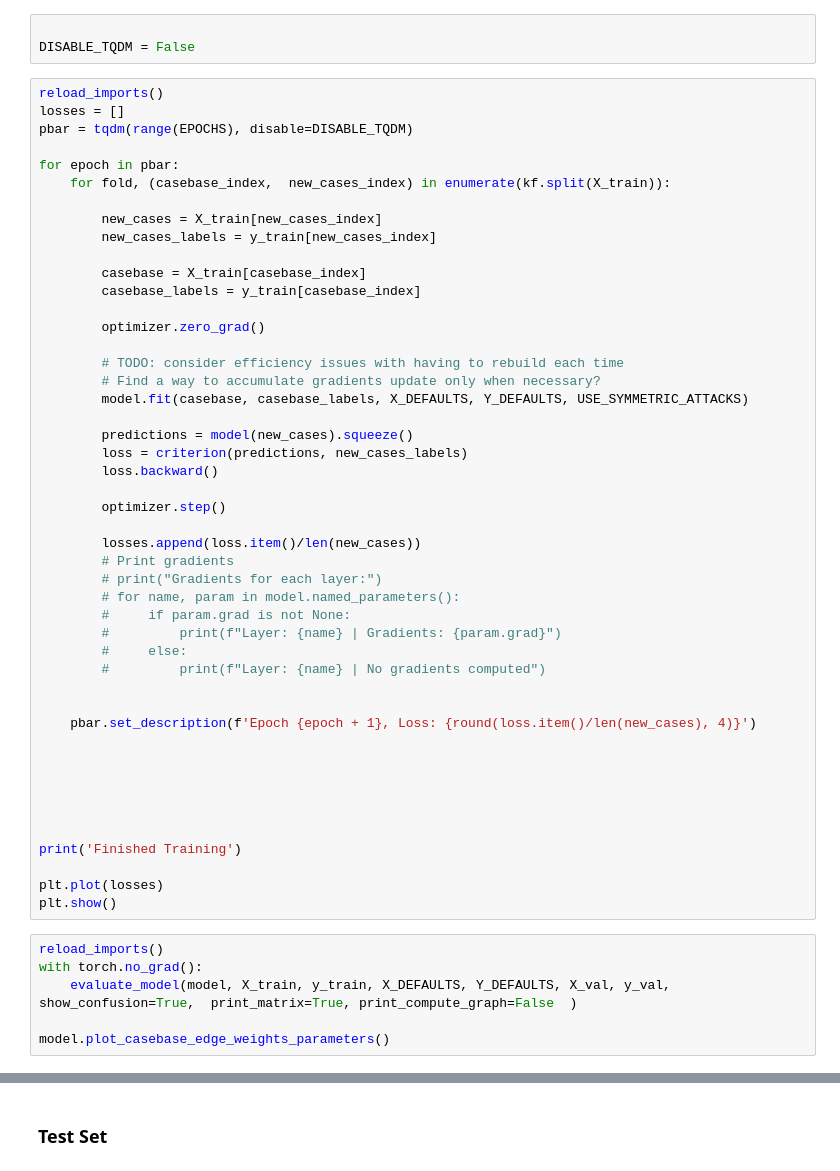
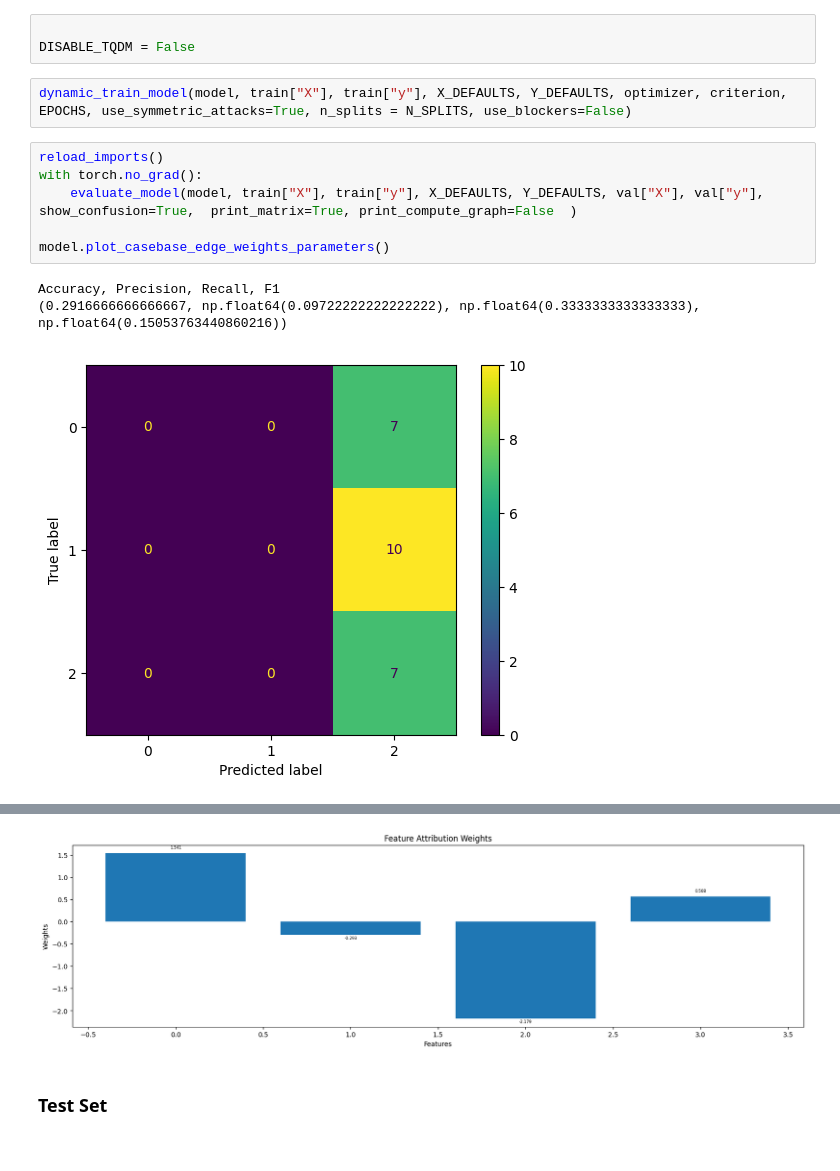
Before and after one commit to gretareitenbach/Deep-Arguing, a Jupyter notebook: examples/gradual-aacbr-test.ipynb, the cells around one changed output, grey strips where cells are left out. Drawn from its saved outputs; the diff is of its cells as text.

```diff
--- a/examples/gradual-aacbr-test.ipynb
+++ b/examples/gradual-aacbr-test.ipynb
@@ -178,56 +101,15 @@ model.plot_casebase_edge_weights_parameters()
 # %%
 
 DISABLE_TQDM = False
-# %%
-reload_imports()
-losses = []
-pbar = tqdm(range(EPOCHS), disable=DISABLE_TQDM)
-
-for epoch in pbar:
-    for fold, (casebase_index,  new_cases_index) in enumerate(kf.split(X_train)):
-
-        new_cases = X_train[new_cases_index]
-        new_cases_labels = y_train[new_cases_index]
-
-        casebase = X_train[casebase_index]
-        casebase_labels = y_train[casebase_index]
-
-        optimizer.zero_grad()
-
-        # TODO: consider efficiency issues with having to rebuild each time
-        # Find a way to accumulate gradients update only when necessary?
-        model.fit(casebase, casebase_labels, X_DEFAULTS, Y_DEFAULTS, USE_SYMMETRIC_ATTACKS)
-
-        predictions = model(new_cases).squeeze()
-        loss = criterion(predictions, new_cases_labels)
-        loss.backward()
-
-        optimizer.step()
-
-        losses.append(loss.item()/len(new_cases))
-        # Print gradients
-        # print("Gradients for each layer:")
-        # for name, param in model.named_parameters():
-        #     if param.grad is not None:
-        #         print(f"Layer: {name} | Gradients: {param.grad}")
-        #     else:
-        #         print(f"Layer: {name} | No gradients computed")
-
-
-    pbar.set_description(f'Epoch {epoch + 1}, Loss: {round(loss.item()/len(new_cases), 4)}')
-
-
-
-
-
-
-print('Finished Training')
-
-plt.plot(losses)
-plt.show()
+# %%
+dynamic_train_model(model, train["X"], train["y"], X_DEFAULTS, Y_DEFAULTS, optimizer, criterion, EPOCHS, use_symmetric_attacks=True, n_splits = N_SPLITS, use_blockers=False)
 # %%
 reload_imports()
 with torch.no_grad():
-    evaluate_model(model, X_train, y_train, X_DEFAULTS, Y_DEFAULTS, X_val, y_val, show_confusion=True,  print_matrix=True, print_compute_graph=False  )
+    evaluate_model(model, train["X"], train["y"], X_DEFAULTS, Y_DEFAULTS, val["X"], val["y"], show_confusion=True,  print_matrix=True, print_compute_graph=False  )
 
 model.plot_casebase_edge_weights_parameters()
+# %% [output]
+Accuracy, Precision, Recall, F1
+(0.2916666666666667, np.float64(0.09722222222222222), np.float64(0.3333333333333333), np.float64(0.15053763440860216))
+[figure, added]
@@ -234,2 +117,3 @@ model.plot_casebase_edge_weights_parameters()
+[figure, added]
 # %% [markdown]
 ### Test Set
```
Also changed, not shown: parts of 22 cells of this notebook, 10 other files.
